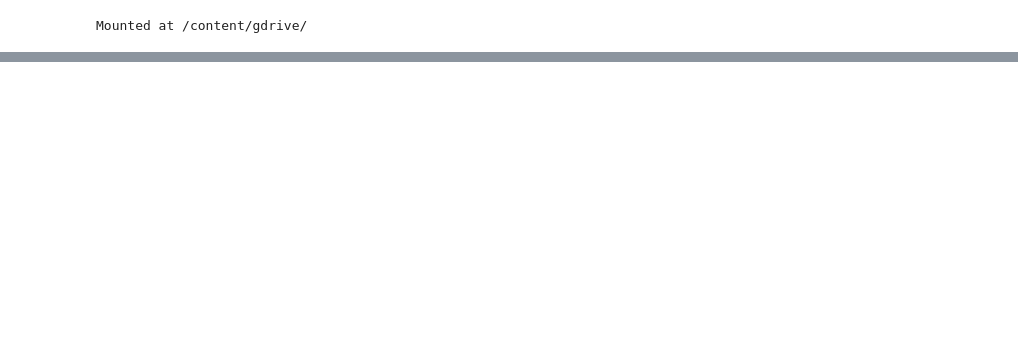
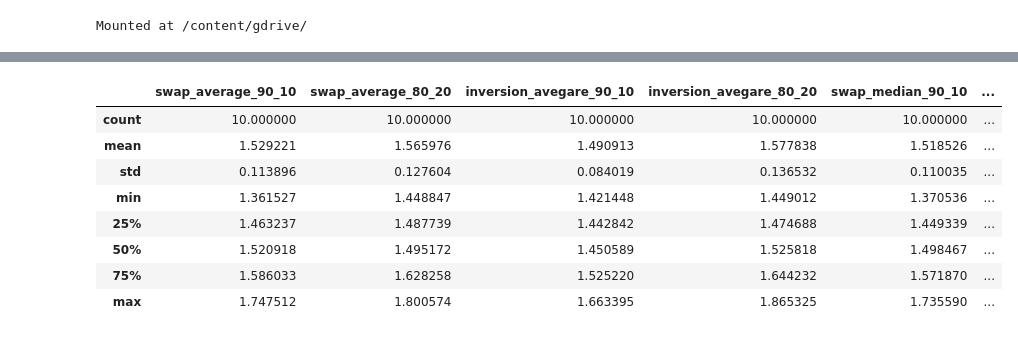
Before and after one commit to iryna-savchuk/CI4O_project, a Jupyter notebook: CIFO_Project_y_hot_encoded.ipynb, the cells around one changed output, grey strips where cells are left out. Drawn from its saved outputs; the diff is of its cells as text; code cells hidden in the pictures; blank space fills up the shorter version.

Commit message:
Update notebook with more running comparisons

```diff
--- a/CIFO_Project_y_hot_encoded.ipynb
+++ b/CIFO_Project_y_hot_encoded.ipynb
@@ -170,0 +194,22 @@ print(df)
+# %%
+all_runs_best_fitness = []
+
+for i in range(10):
+    print(f"Running GA iteration: {i + 1}")
+    # Create a population
+    pop = Population(size=10, optim='min')
+    # Reset best_fitness_list for each run
+    best_fitness_list = []
+    # Train the population
+    pop.evolve(gens=10,
+               select=tournament_sel,
+               mutate=inversion_mutation,
+               crossover=arithmetic_xo,
+               mut_prob=0.2,
+               xo_prob=0.8,
+               elitism=True)
+    all_runs_best_fitness.append(pop.best_fitnesses)
+
+# Calculate the mean fitness for each generation across all runs
+inversion_mean_80_20 = [np.mean([run[i] for run in all_runs_best_fitness]) for i in range(len(all_runs_best_fitness[0]))]
+inversion_median_80_20 = [np.median([run[i] for run in all_runs_best_fitness]) for i in range(len(all_runs_best_fitness[0]))]
@@ -170,0 +234,15 @@ print(df)
+# %%
+data = {
+    'swap_average_90_10': swap_mean_90_10,
+    'swap_average_80_20': swap_mean_80_20,
+    'inversion_avegare_90_10': inversion_mean_90_10,
+    'inversion_avegare_80_20': inversion_mean_80_20,
+    'swap_median_90_10': swap_median_90_10,
+    'swap_median_80_20': swap_median_80_20,
+    'inversion_median_90_10': inversion_median_90_10,
+    'inversion_median_80_20': inversion_median_80_20
+}
+
+df = pd.DataFrame(data)
+
+print(df)
@@ -170,0 +267,12 @@ print(df)
+# %%
+df.describe()
+# %% [output]
+|  | swap_average_90_10 | swap_average_80_20 | inversion_avegare_90_10 | inversion_avegare_80_20 | swap_median_90_10 | ... |
+| count | 10.000000 | 10.000000 | 10.000000 | 10.000000 | 10.000000 | ... |
+| mean | 1.529221 | 1.565976 | 1.490913 | 1.577838 | 1.518526 | ... |
+| std | 0.113896 | 0.127604 | 0.084019 | 0.136532 | 0.110035 | ... |
+| min | 1.361527 | 1.448847 | 1.421448 | 1.449012 | 1.370536 | ... |
+| 25% | 1.463237 | 1.487739 | 1.442842 | 1.474688 | 1.449339 | ... |
+| 50% | 1.520918 | 1.495172 | 1.450589 | 1.525818 | 1.498467 | ... |
+| 75% | 1.586033 | 1.628258 | 1.525220 | 1.644232 | 1.571870 | ... |
+| max | 1.747512 | 1.800574 | 1.663395 | 1.865325 | 1.735590 | ... |
```
Also changed, not shown: parts of 7 cells of this notebook.
